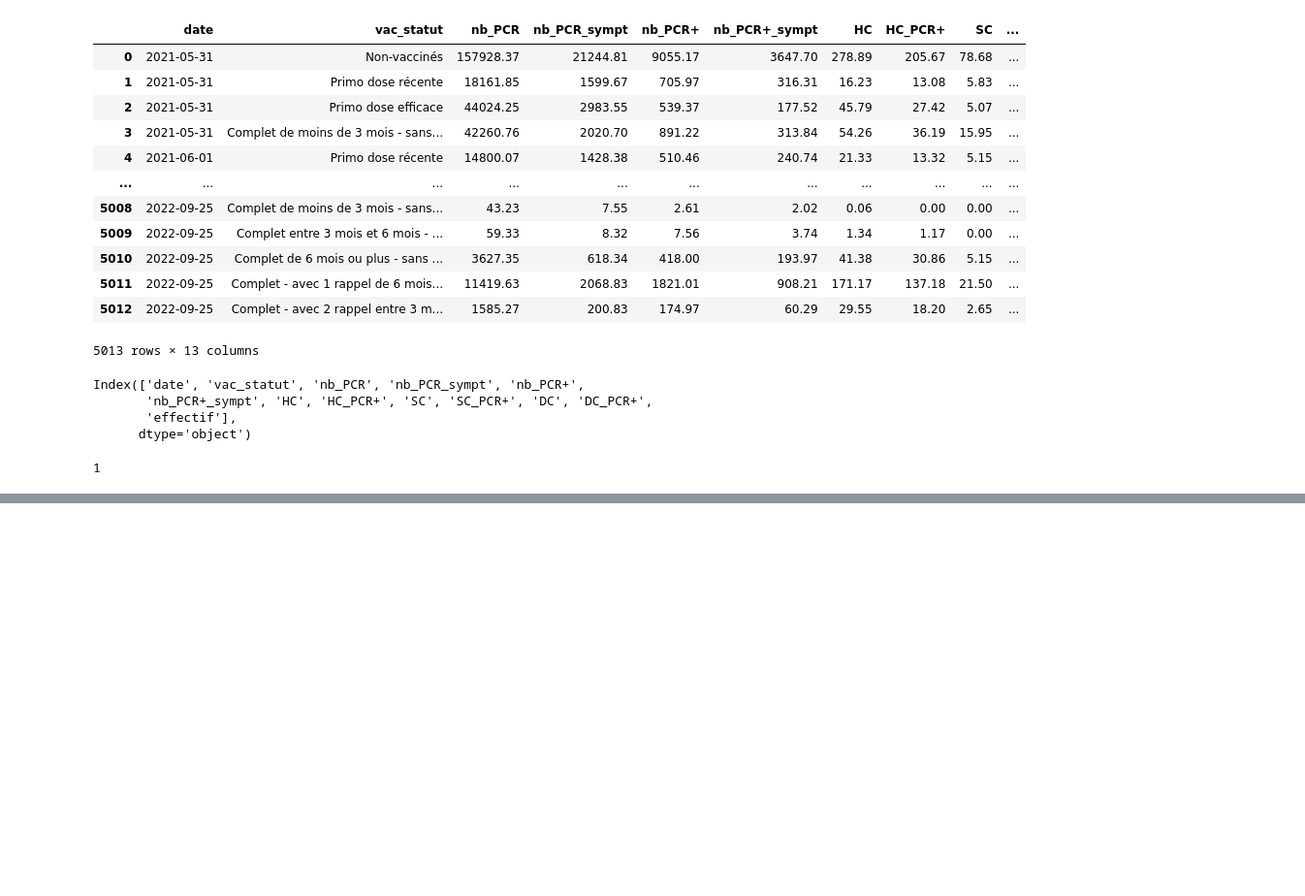
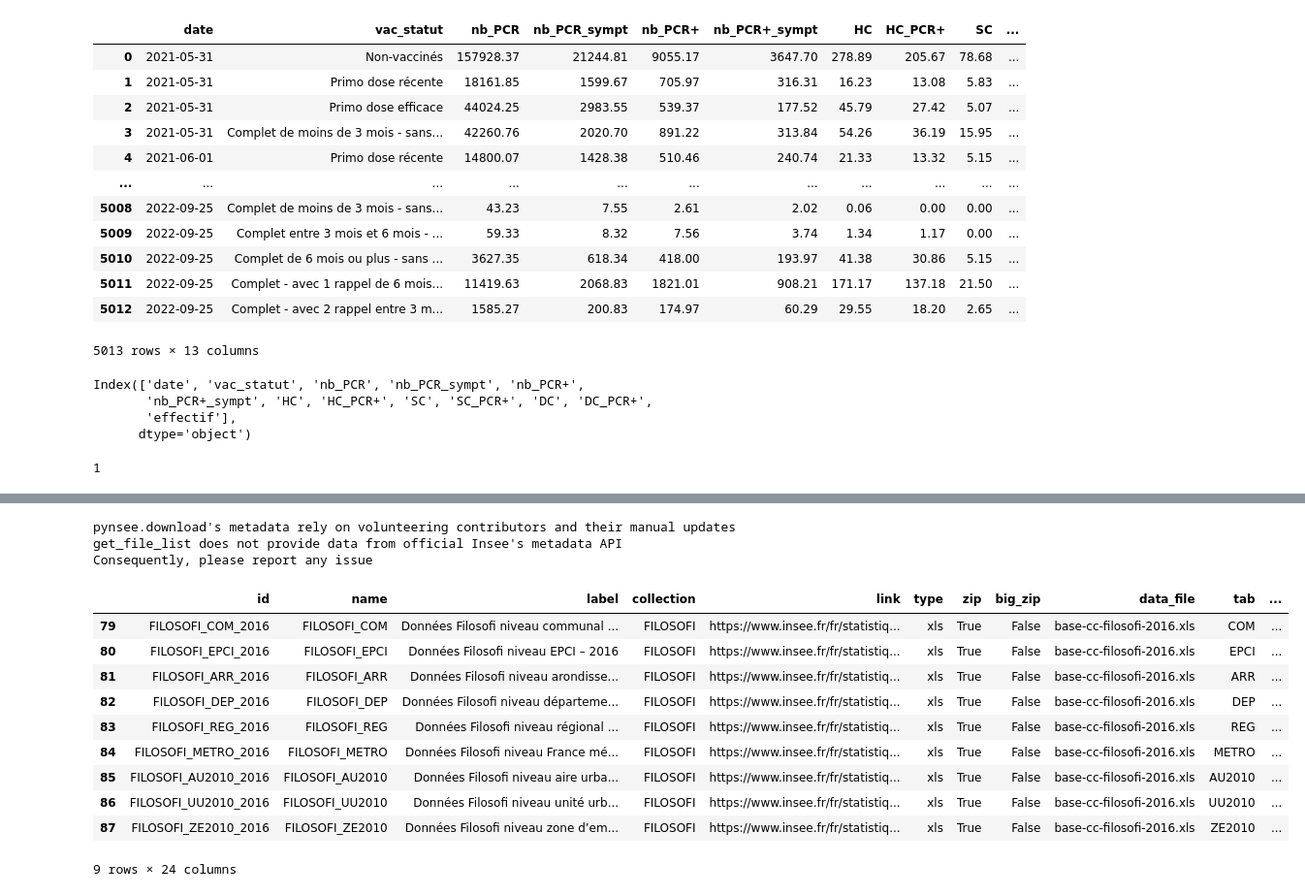
Before and after one commit to bbasa1/Maladies_chroniques_offre_de_soin_inegalites_sociales_ou_facteurs_environnementaux, a Jupyter notebook: Brouillon_pour_import.ipynb, the cells around one changed output, grey strips where cells are left out. Shown: that part at 97% size. Cells and saved outputs as stored; diff of their text form; code cells hidden in the pictures; blank space fills up the shorter version.

Commit message:
pynsee

```diff
--- a/Brouillon_pour_import.ipynb
+++ b/Brouillon_pour_import.ipynb
@@ -39,0 +63,8 @@ print(test)
+# %%
+import requests
+url = 'https://github.com/InseeFrLab/Py-Insee-Data/archive/refs/heads/master.zip'
+r = requests.get(url)
+with open("pynsee.zip" , 'wb') as zipfile:
+    zipfile.write(r.content)
+!pip install --ignore-installed pynsee.zip
+!pip install python-Levenshtein
@@ -39,0 +93,18 @@ print(test)
+# %%
+meta = pynsee.get_file_list()
+meta.loc[meta['label'].str.contains(r"Filosofi.*2016")]
+# %% [output]
+pynsee.download's metadata rely on volunteering contributors and their manual updates
+get_file_list does not provide data from official Insee's metadata API
+Consequently, please report any issue
+|  | id | name | label | collection | link | type | zip | big_zip | data_file | tab | ... |
+| 79 | FILOSOFI_COM_2016 | FILOSOFI_COM | Données Filosofi niveau communal ... | FILOSOFI | https://www.insee.fr/fr/statistiq... | xls | True | False | base-cc-filosofi-2016.xls | COM | ... |
+| 80 | FILOSOFI_EPCI_2016 | FILOSOFI_EPCI | Données Filosofi niveau EPCI – 2016 | FILOSOFI | https://www.insee.fr/fr/statistiq... | xls | True | False | base-cc-filosofi-2016.xls | EPCI | ... |
+| 81 | FILOSOFI_ARR_2016 | FILOSOFI_ARR | Données Filosofi niveau arondisse... | FILOSOFI | https://www.insee.fr/fr/statistiq... | xls | True | False | base-cc-filosofi-2016.xls | ARR | ... |
+| 82 | FILOSOFI_DEP_2016 | FILOSOFI_DEP | Données Filosofi niveau départeme... | FILOSOFI | https://www.insee.fr/fr/statistiq... | xls | True | False | base-cc-filosofi-2016.xls | DEP | ... |
+| 83 | FILOSOFI_REG_2016 | FILOSOFI_REG | Données Filosofi niveau régional ... | FILOSOFI | https://www.insee.fr/fr/statistiq... | xls | True | False | base-cc-filosofi-2016.xls | REG | ... |
+| 84 | FILOSOFI_METRO_2016 | FILOSOFI_METRO | Données Filosofi niveau France mé... | FILOSOFI | https://www.insee.fr/fr/statistiq... | xls | True | False | base-cc-filosofi-2016.xls | METRO | ... |
+| 85 | FILOSOFI_AU2010_2016 | FILOSOFI_AU2010 | Données Filosofi niveau aire urba... | FILOSOFI | https://www.insee.fr/fr/statistiq... | xls | True | False | base-cc-filosofi-2016.xls | AU2010 | ... |
+| 86 | FILOSOFI_UU2010_2016 | FILOSOFI_UU2010 | Données Filosofi niveau unité urb... | FILOSOFI | https://www.insee.fr/fr/statistiq... | xls | True | False | base-cc-filosofi-2016.xls | UU2010 | ... |
+| 87 | FILOSOFI_ZE2010_2016 | FILOSOFI_ZE2010 | Données Filosofi niveau zone d’em... | FILOSOFI | https://www.insee.fr/fr/statistiq... | xls | True | False | base-cc-filosofi-2016.xls | ZE2010 | ... |
+9 rows × 24 columns
```
Also changed, not shown: parts of 4 cells of this notebook.
